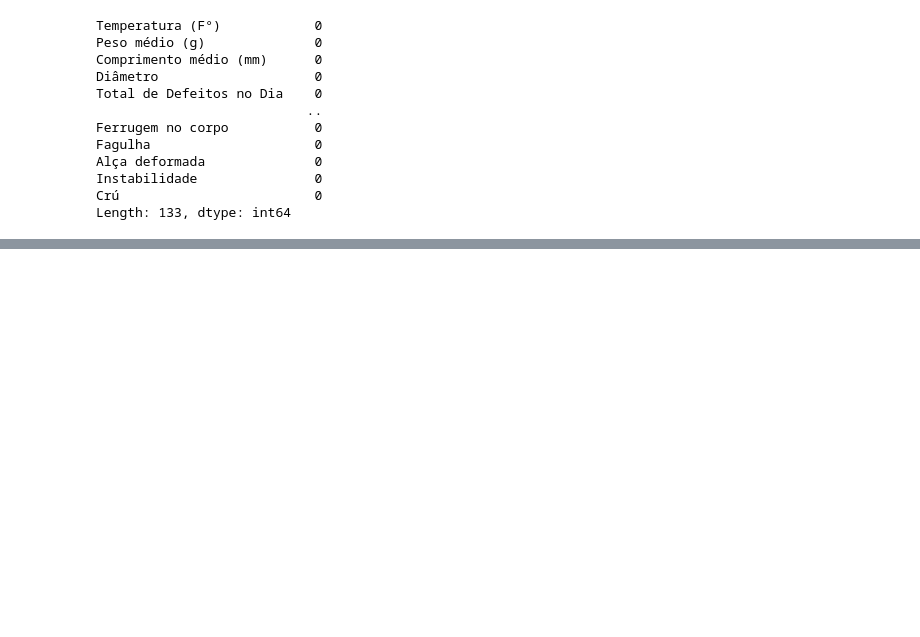
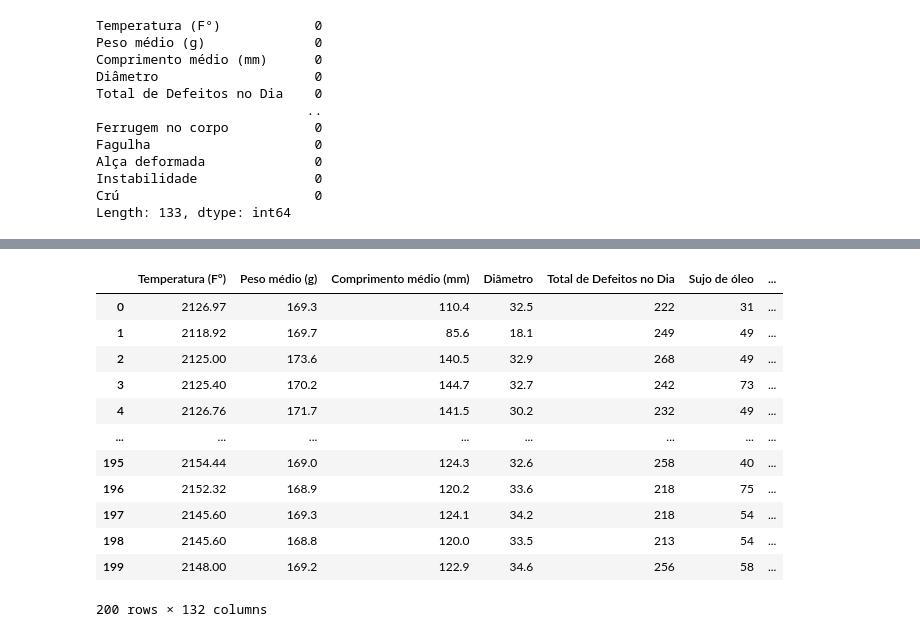
Before and after one commit to lucasz-g/Analise-Gotas, a Jupyter notebook: analises/modelo_ml.ipynb, the cells around one changed output, grey strips where cells are left out. Saved outputs shown, nothing was run; the diff lists cells and outputs as text; code cells hidden in the pictures; blank space fills up the shorter version.

```diff
--- a/analises/modelo_ml.ipynb
+++ b/analises/modelo_ml.ipynb
@@ -68,0 +140,16 @@ Length: 133, dtype: int64
+# %%
+df_numeric
+# %% [output]
+|  | Temperatura (F°) | Peso médio (g) | Comprimento médio (mm) | Diâmetro | Total de Defeitos no Dia | Sujo de óleo | ... |
+| 0 | 2126.97 | 169.3 | 110.4 | 32.5 | 222 | 31 | ... |
+| 1 | 2118.92 | 169.7 | 85.6 | 18.1 | 249 | 49 | ... |
+| 2 | 2125.00 | 173.6 | 140.5 | 32.9 | 268 | 49 | ... |
+| 3 | 2125.40 | 170.2 | 144.7 | 32.7 | 242 | 73 | ... |
+| 4 | 2126.76 | 171.7 | 141.5 | 30.2 | 232 | 49 | ... |
+| ... | ... | ... | ... | ... | ... | ... | ... |
+| 195 | 2154.44 | 169.0 | 124.3 | 32.6 | 258 | 40 | ... |
+| 196 | 2152.32 | 168.9 | 120.2 | 33.6 | 218 | 75 | ... |
+| 197 | 2145.60 | 169.3 | 124.1 | 34.2 | 218 | 54 | ... |
+| 198 | 2145.60 | 168.8 | 120.0 | 33.5 | 213 | 54 | ... |
+| 199 | 2148.00 | 169.2 | 122.9 | 34.6 | 256 | 58 | ... |
+200 rows × 132 columns
```
Also changed, not shown: parts of 18 cells of this notebook, 1 other file.
